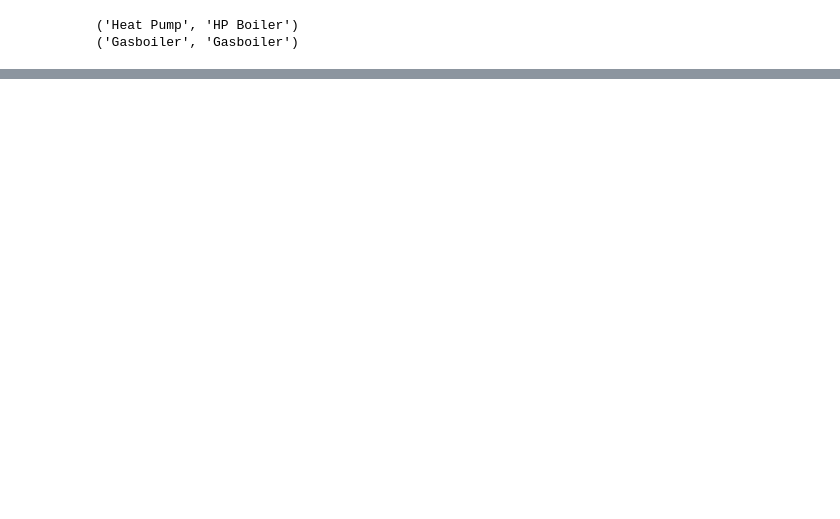
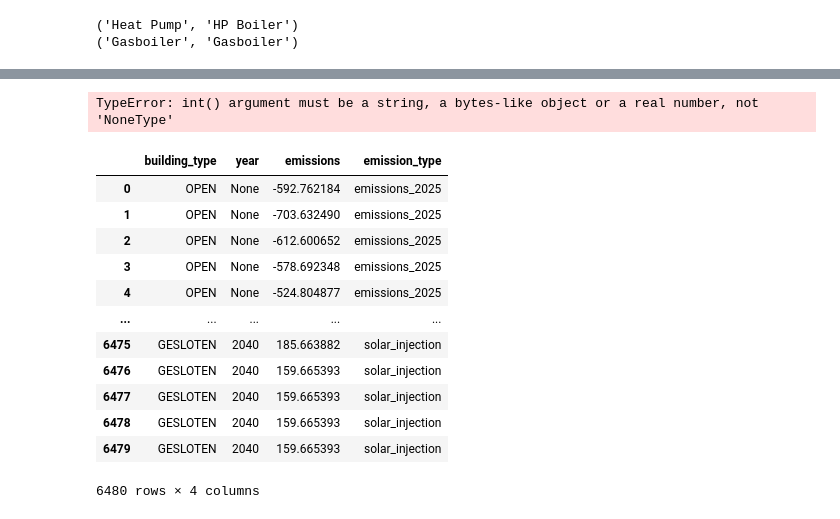
Before and after one commit to Marien-J/luminus, a Jupyter notebook: luminalysis.ipynb, the cells around one changed output, grey strips where cells are left out. Cells and saved outputs as stored; diff of their text form; code cells hidden in the pictures; blank space fills up the shorter version.

```diff
--- a/luminalysis.ipynb
+++ b/luminalysis.ipynb
@@ -308,0 +348,5 @@ df['self_cons'] = df.pv_production
+# %%
+import plotly.express as px
+df = px.data.gapminder()
+fig = px.area(df, x="year", y="pop", color="continent", line_group="country")
+fig.show()
@@ -308,0 +458,54 @@ df['self_cons'] = df.pv_production
+# %%
+testcase2 = df[(df.epc_ind<100)].sort_values(by = 'tco', ascending = False).drop_duplicates(subset = ['name'], keep = 'first')
+
+
+# Melt the DataFrame to make it long format
+emissions_df = pd.melt(testcase2, id_vars=['building_type'], var_name='year', value_name='emissions')
+
+# Split the year and emission type
+emissions_df[['emission_type', 'year']] = emissions_df['year'].str.split('_emissions_', expand=True)
+emissions_df['year'] = emissions_df['year'].astype(int)
+
+# Pivot to have separate columns for total and solar emissions
+emissions_pivot = emissions_df.pivot_table(index=['building_type', 'year'], columns='emission_type', values='emissions').reset_index()
+
+# Calculate cumulative emissions
+emissions_pivot['Total Emissions Cumulative'] = emissions_pivot.groupby('building_type')['total'].cumsum()
+emissions_pivot['Solar Emissions Cumulative'] = emissions_pivot.groupby('building_type')['solar'].cumsum()
+
+# Melt again to get the cumulative emissions in long format
+cumulative_emissions_df = emissions_pivot.melt(id_vars=['building_type', 'year'],
+                                               value_vars=['Total Emissions Cumulative', 'Solar Emissions Cumulative'],
+                                               var_name='Emissions Type', value_name='Cumulative Emissions')
+
+# Rename Emissions Type to distinguish total and solar emissions
+cumulative_emissions_df['Emissions Type'] = cumulative_emissions_df['Emissions Type'].replace({
+    'Total Emissions Cumulative': 'Total Emissions',
+    'Solar Emissions Cumulative': 'Solar Emissions'
+})
+
+# Create the area plot
+fig = px.area(cumulative_emissions_df, x='year', y='Cumulative Emissions', color='Emissions Type',
+              line_group='building_type', labels={'Cumulative Emissions': 'Cumulative Emissions (units)', 'year': 'Year'},
+              title='Cumulative Total Emissions and Solar Emissions Over Years by Building Type')
+
+# Show the plot
+fig.show()
+# %% [output]
+TypeError: int() argument must be a string, a bytes-like object or a real number, not 'NoneType'
+# %%
+emissions_df
+# %% [output]
+|  | building_type | year | emissions | emission_type |
+| 0 | OPEN | None | -592.762184 | emissions_2025 |
+| 1 | OPEN | None | -703.632490 | emissions_2025 |
+| 2 | OPEN | None | -612.600652 | emissions_2025 |
+| 3 | OPEN | None | -578.692348 | emissions_2025 |
+| 4 | OPEN | None | -524.804877 | emissions_2025 |
+| ... | ... | ... | ... | ... |
+| 6475 | GESLOTEN | 2040 | 185.663882 | solar_injection |
+| 6476 | GESLOTEN | 2040 | 159.665393 | solar_injection |
+| 6477 | GESLOTEN | 2040 | 159.665393 | solar_injection |
+| 6478 | GESLOTEN | 2040 | 159.665393 | solar_injection |
+| 6479 | GESLOTEN | 2040 | 159.665393 | solar_injection |
+6480 rows × 4 columns
```
Also changed, not shown: parts of 28 cells of this notebook, 3 other files.
